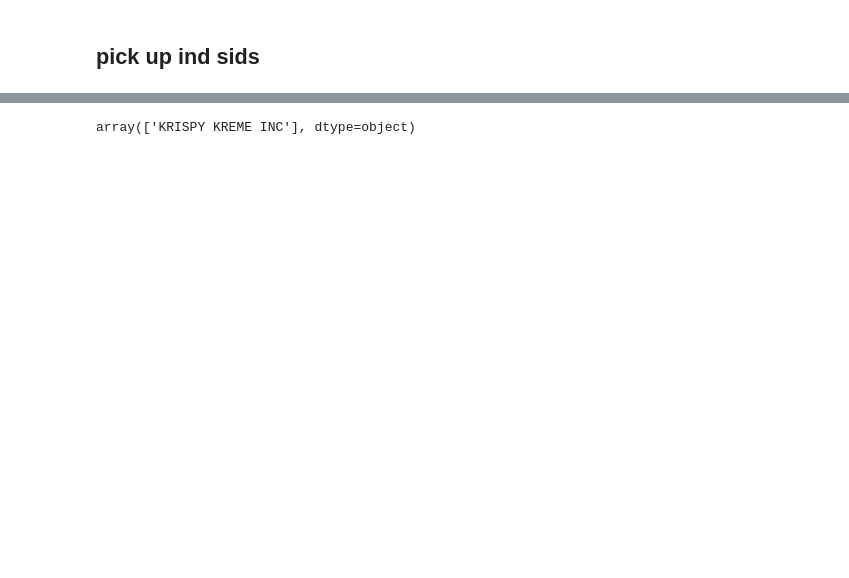
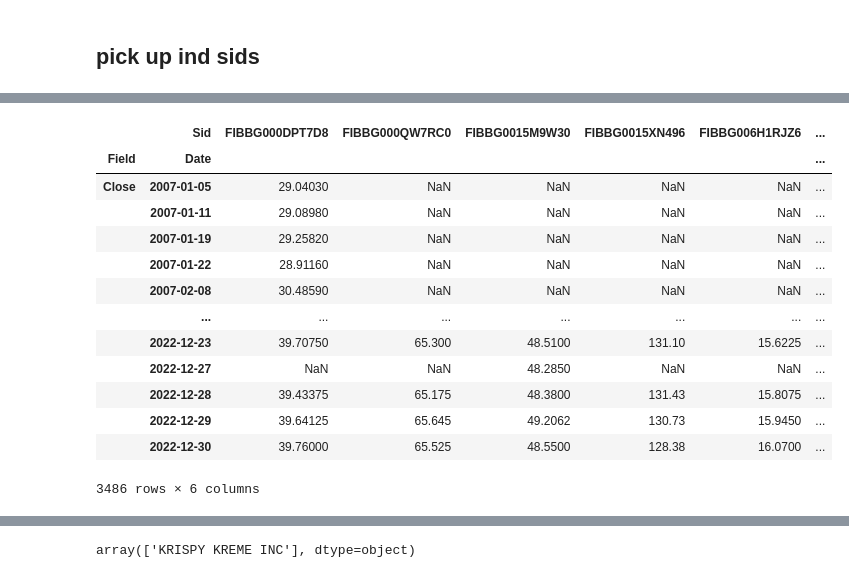
Before and after one commit to sculd/quantrocket_trading_currency_flow, a Jupyter notebook: sid_selection.ipynb, the cells around one changed output, grey strips where cells are left out. Drawn from its saved outputs; the diff is of its cells as text; code cells hidden in the pictures; blank space fills up the shorter version.

```diff
--- a/sid_selection.ipynb
+++ b/sid_selection.ipynb
@@ -343,0 +381,20 @@ get_prices("global-1d", sids=["FIBBG0015M9W30"], fields="Close", data_frequency=
+# %%
+df_ind = get_prices("global-1d", sids=index_sids, fields="Close", data_frequency="d")
+df_return_ind = get_return(10, 0, df_ind)
+# %%
+df_ind
+# %% [output]
+|  | Sid | FIBBG000DPT7D8 | FIBBG000QW7RC0 | FIBBG0015M9W30 | FIBBG0015XN496 | FIBBG006H1RJZ6 | ... |
+| Field | Date |  |  |  |  |  | ... |
+| Close | 2007-01-05 | 29.04030 | NaN | NaN | NaN | NaN | ... |
+|  | 2007-01-11 | 29.08980 | NaN | NaN | NaN | NaN | ... |
+|  | 2007-01-19 | 29.25820 | NaN | NaN | NaN | NaN | ... |
+|  | 2007-01-22 | 28.91160 | NaN | NaN | NaN | NaN | ... |
+|  | 2007-02-08 | 30.48590 | NaN | NaN | NaN | NaN | ... |
+|  | ... | ... | ... | ... | ... | ... | ... |
+|  | 2022-12-23 | 39.70750 | 65.300 | 48.5100 | 131.10 | 15.6225 | ... |
+|  | 2022-12-27 | NaN | NaN | 48.2850 | NaN | NaN | ... |
+|  | 2022-12-28 | 39.43375 | 65.175 | 48.3800 | 131.43 | 15.8075 | ... |
+|  | 2022-12-29 | 39.64125 | 65.645 | 49.2062 | 130.73 | 15.9450 | ... |
+|  | 2022-12-30 | 39.76000 | 65.525 | 48.5500 | 128.38 | 16.0700 | ... |
+3486 rows × 6 columns
```
Also changed, not shown: parts of 15 cells of this notebook, 4 other files.
